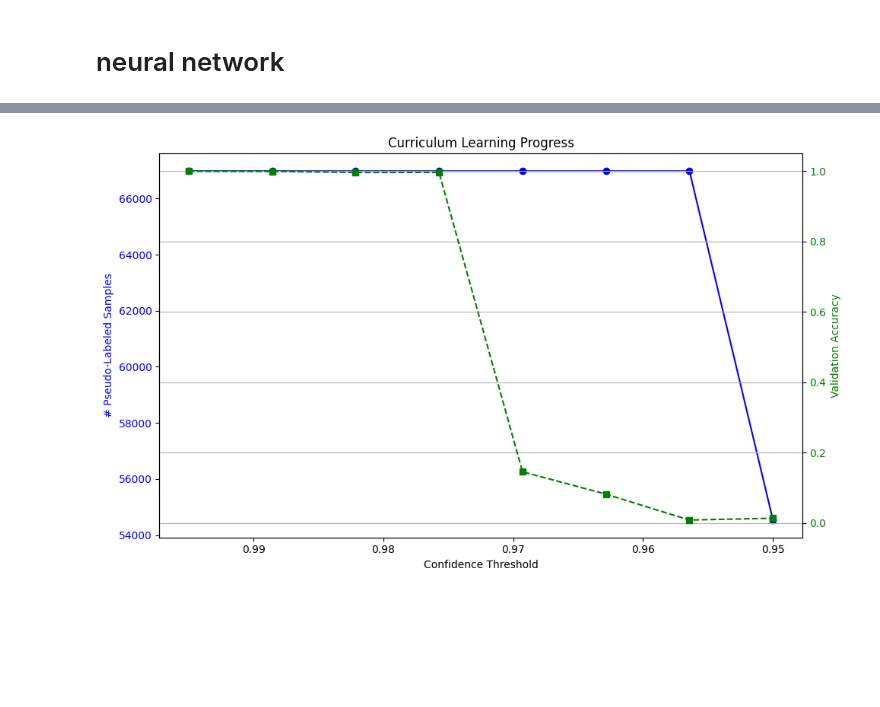
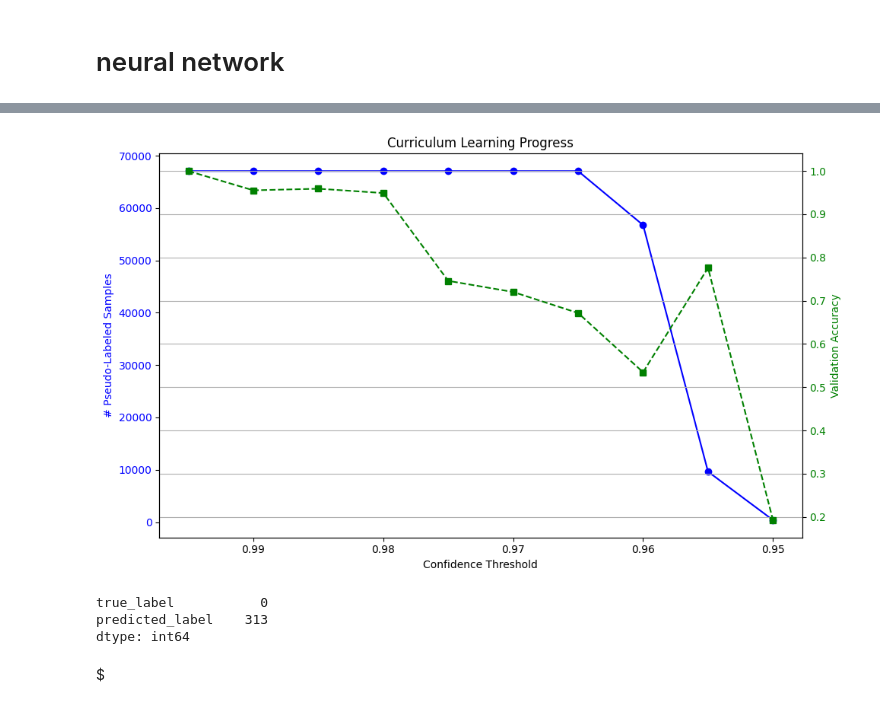
Before and after one commit to lucchinaluca/thesis-datasec, a Jupyter notebook: Pseudo-Labeling.ipynb, the cells around one changed output, grey strips where cells are left out. Saved outputs shown, nothing was run; the diff lists cells and outputs as text; code cells hidden in the pictures; blank space fills up the shorter version.

Commit message:
ran code added teh sample selection per class proportional to the distribution in the labelled data

```diff
--- a/Pseudo-Labeling.ipynb
+++ b/Pseudo-Labeling.ipynb
@@ -60,3 +60,23 @@ Infiltration                      36
 Web Attack � Sql Injection        21
 Heartbleed                        11
 Name: count, dtype: int64
+# %%
+def group_attack_label(label):
+    if label == "BENIGN":
+        return "Benign"
+    elif "DDoS" in label:
+        return "DDoS"
+    elif "DoS" in label:
+        return "DoS"
+    elif "PortScan" in label:
+        return "Scan"
+    elif "Patator" in label:
+        return "BruteForce"
+    elif "Web Attack" in label:
+        return "WebAttack"
+    elif label in ["Bot", "Infiltration", "Heartbleed"]:
+        return "Other"
+    else:
+        return "Unknown"
+
+df['label_group'] = df['Label'].apply(group_attack_label)
@@ -128,7 +159,7 @@ See the caveats in the documentation: https://pandas.pydata.org/pandas-docs/stab
   grouped_df_cic.rename(columns=rename_dict, inplace=True)
 # %%
 columns = list(grouped_df_cic.columns)
-columns.append("Label")
+columns.append("label_group")
 # %%
 df = df[columns]
 df
@@ -171,15 +198,15 @@ Heartbleed                        11
 Name: count, dtype: int64
 # %%
-label_counts = df['Label'].value_counts()
+label_counts = df['label_group'].value_counts()
 labels_to_keep = label_counts[label_counts >= 1000].index
-df = df[df['Label'].isin(labels_to_keep)].copy()
+df = df[df['label_group'].isin(labels_to_keep)].copy()
 # %%
 le = LabelEncoder()
 
-df['label_encoded'] = le.fit_transform(df['Label'])
+df['label_encoded'] = le.fit_transform(df['label_group'])
 for i, label in enumerate(le.classes_):
     print(f"{label}: {i}")
 print("\nUnique encoded values:", df['label_encoded'].unique())
-print("Original labels:", df['Label'].unique())
-df.drop(columns=["Label"], inplace=True)
+print("Original labels:", df['label_group'].unique())
+df.drop(columns=["label_group"], inplace=True)
 # %% [output]
@@ -453,9 +494,9 @@ def plot_curriculum_progress(thresholds, sample_counts, val_accuracies=None):
     plt.tight_layout()
     plt.show()
 # %%
-n_iters = 8
-lambda_schedule = np.linspace(0.4, 0.1, n_iters).tolist()
-noise_schedule = np.linspace(0.01, 0.02, n_iters).tolist()
+n_iters = 10
+lambda_schedule = np.linspace(0.7, 0.05, n_iters).tolist()
+noise_schedule = np.linspace(0.01, 0.01, n_iters).tolist()
 
 thresholds, counts, accs, eval_df = train_with_curriculum(
     x_labeled, y_labeled, x_unlabeled,
@@ -463,7 +504,7 @@ thresholds, counts, accs, eval_df = train_with_curriculum(
     n_iters=n_iters,
     lambda_schedule=lambda_schedule,
     noise_schedule=noise_schedule,
-    max_samples_per_step=len(y_unlabeled)//n_iters
+    max_samples_per_step=len(y_unlabeled)//(n_iters-2)
 )
 
 plot_curriculum_progress(thresholds, counts, accs)
@@ -488,8 +529,15 @@ Epoch 5/10
-[figure, old version]
+[figure, new version]
 # %%
+print(eval_df.isna().sum())
 eval_df.dropna(subset=['predicted_label'], inplace=True)
 y_true_final = eval_df['true_label'].astype(int)
 y_pred_final = eval_df['predicted_label'].astype(int)
+# %% [output]
+true_label           0
+predicted_label    313
+dtype: int64
+# %% [markdown]
+$
 # %%
 print(classification_report(y_true_final, y_pred_final))
 
```
Also changed, not shown: parts of 8 cells of this notebook.
